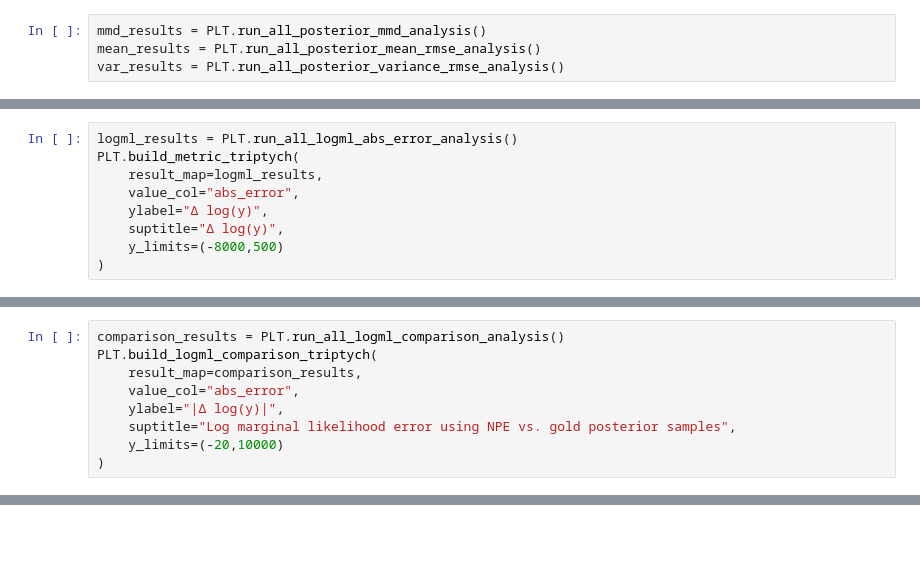
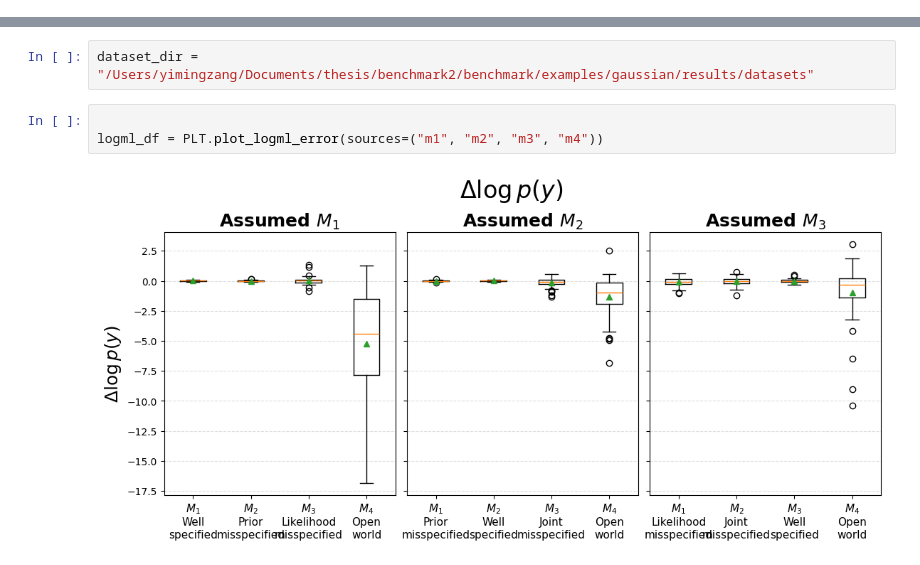
Before and after one commit to yiming-king/Model-comparison, a Jupyter notebook: benchmark/examples/gaussian/notebooks/comparison.ipynb, the cells around one changed output, grey strips where cells are left out. Drawn from its saved outputs; the diff is of its cells as text; blank space fills up the shorter version.

```diff
--- a/benchmark/examples/gaussian/notebooks/comparison.ipynb
+++ b/benchmark/examples/gaussian/notebooks/comparison.ipynb
@@ -21,4 +13,0 @@ INFO:bayesflow:Using backend 'jax'
-# %%
-mmd_results = PLT.run_all_posterior_mmd_analysis()
-mean_results = PLT.run_all_posterior_mean_rmse_analysis()
-var_results = PLT.run_all_posterior_variance_rmse_analysis()
@@ -83,9 +13,0 @@ PLT.build_metric_triptych(
-# %%
-logml_results = PLT.run_all_logml_abs_error_analysis()
-PLT.build_metric_triptych(
-    result_map=logml_results,
-    value_col="abs_error",
-    ylabel="Δ log(y)",
-    suptitle="Δ log(y)",
-    y_limits=(-8000,500)
-)
@@ -160,9 +13,0 @@ for assumed_model in assumed_models:
-# %%
-comparison_results = PLT.run_all_logml_comparison_analysis()
-PLT.build_logml_comparison_triptych(
-    result_map=comparison_results,
-    value_col="abs_error",
-    ylabel="|Δ log(y)|",
-    suptitle="Log marginal likelihood error using NPE vs. gold posterior samples",
-    y_limits=(-20,10000)
-)
@@ -437,0 +14,7 @@ summary_df
+# %%
+dataset_dir = "/Users/yimingzang/Documents/thesis/benchmark2/benchmark/examples/gaussian/results/datasets"
+# %%
+
+logml_df = PLT.plot_logml_error(sources=("m1", "m2", "m3", "m4"))
+# %% [output]
+[figure, added]
```
Also changed, not shown: parts of 19 cells of this notebook, 37 other files.
